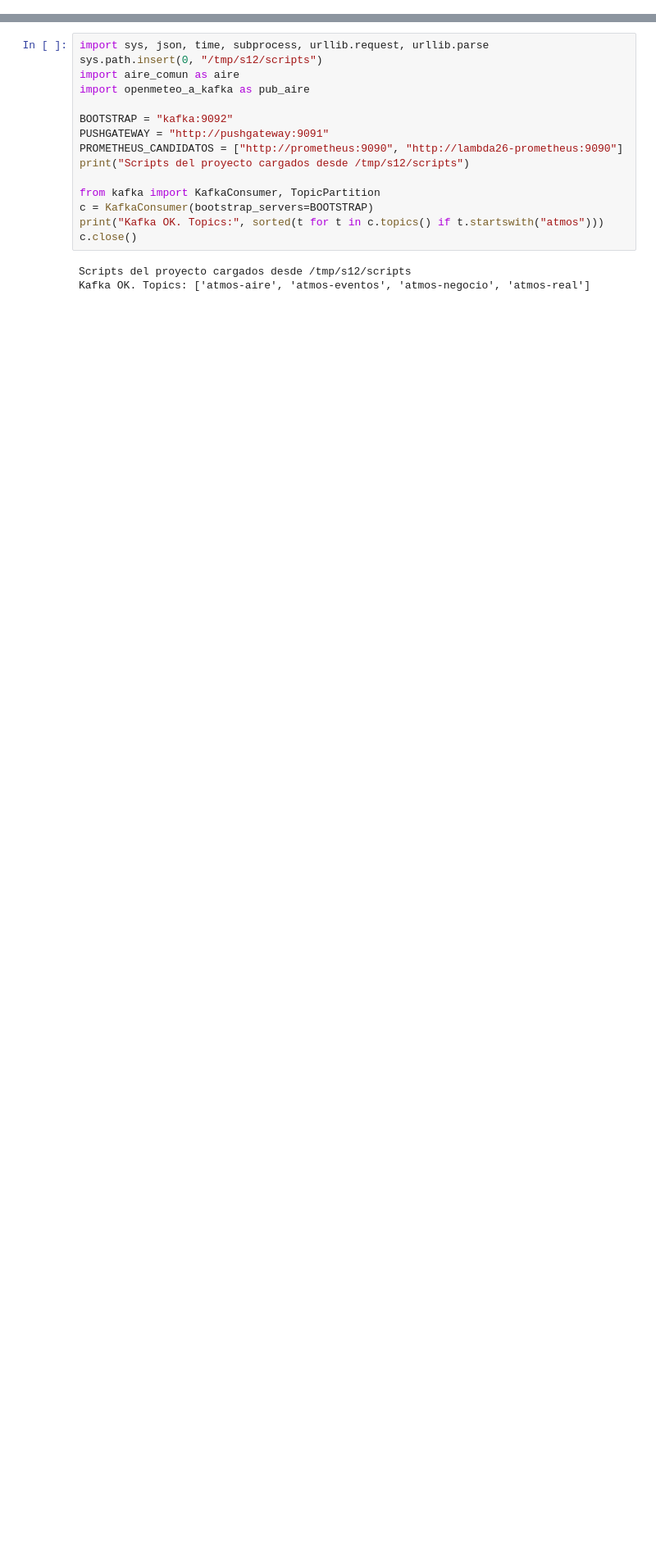
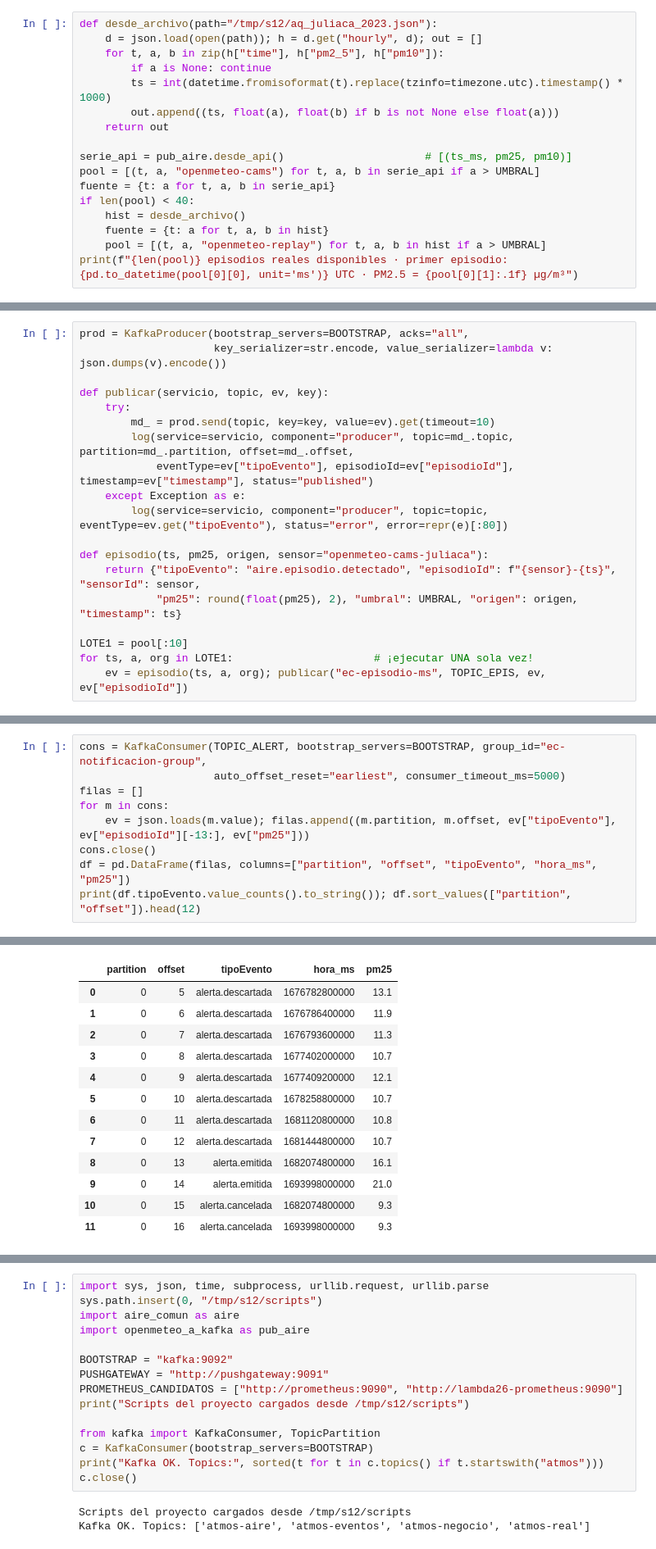
Before and after one commit to Lanzeloth03/lambda26-bigdata, a Jupyter notebook: 12_ecodata_u2.ipynb, the cells around one changed output, grey strips where cells are left out. Shown at 82% size. Cells and saved outputs as stored; diff of their text form; blank space fills up the shorter version.

```diff
--- a/12_ecodata_u2.ipynb
+++ b/12_ecodata_u2.ipynb
@@ -22,0 +120,17 @@ Flujo completo, ejecutable desde Jupyter:
+# %%
+def desde_archivo(path="/tmp/s12/aq_juliaca_2023.json"):
+    d = json.load(open(path)); h = d.get("hourly", d); out = []
+    for t, a, b in zip(h["time"], h["pm2_5"], h["pm10"]):
+        if a is None: continue
+        ts = int(datetime.fromisoformat(t).replace(tzinfo=timezone.utc).timestamp() * 1000)
+        out.append((ts, float(a), float(b) if b is not None else float(a)))
+    return out
+
+serie_api = pub_aire.desde_api()                      # [(ts_ms, pm25, pm10)]
+pool = [(t, a, "openmeteo-cams") for t, a, b in serie_api if a > UMBRAL]
+fuente = {t: a for t, a, b in serie_api}
+if len(pool) < 40:
+    hist = desde_archivo()
+    fuente = {t: a for t, a, b in hist}
+    pool = [(t, a, "openmeteo-replay") for t, a, b in hist if a > UMBRAL]
+print(f"{len(pool)} episodios reales disponibles · primer episodio: {pd.to_datetime(pool[0][0], unit='ms')} UTC · PM2.5 = {pool[0][1]:.1f} µg/m³")
@@ -22,0 +142,19 @@ Flujo completo, ejecutable desde Jupyter:
+# %%
+prod = KafkaProducer(bootstrap_servers=BOOTSTRAP, acks="all",
+                     key_serializer=str.encode, value_serializer=lambda v: json.dumps(v).encode())
+
+def publicar(servicio, topic, ev, key):
+    try:
+        md_ = prod.send(topic, key=key, value=ev).get(timeout=10)
+        log(service=servicio, component="producer", topic=md_.topic, partition=md_.partition, offset=md_.offset,
+            eventType=ev["tipoEvento"], episodioId=ev["episodioId"], timestamp=ev["timestamp"], status="published")
+    except Exception as e:
+        log(service=servicio, component="producer", topic=topic, eventType=ev.get("tipoEvento"), status="error", error=repr(e)[:80])
+
+def episodio(ts, pm25, origen, sensor="openmeteo-cams-juliaca"):
+    return {"tipoEvento": "aire.episodio.detectado", "episodioId": f"{sensor}-{ts}", "sensorId": sensor,
+            "pm25": round(float(pm25), 2), "umbral": UMBRAL, "origen": origen, "timestamp": ts}
+
+LOTE1 = pool[:10]
+for ts, a, org in LOTE1:                      # ¡ejecutar UNA sola vez!
+    ev = episodio(ts, a, org); publicar("ec-episodio-ms", TOPIC_EPIS, ev, ev["episodioId"])
@@ -22,0 +259,10 @@ Flujo completo, ejecutable desde Jupyter:
+# %%
+cons = KafkaConsumer(TOPIC_ALERT, bootstrap_servers=BOOTSTRAP, group_id="ec-notificacion-group",
+                     auto_offset_reset="earliest", consumer_timeout_ms=5000)
+filas = []
+for m in cons:
+    ev = json.loads(m.value); filas.append((m.partition, m.offset, ev["tipoEvento"], ev["episodioId"][-13:], ev["pm25"]))
+cons.close()
+df = pd.DataFrame(filas, columns=["partition", "offset", "tipoEvento", "hora_ms", "pm25"])
+print(df.tipoEvento.value_counts().to_string()); df.sort_values(["partition", "offset"]).head(12)
+# %% [output]
@@ -22,0 +273,13 @@ Flujo completo, ejecutable desde Jupyter:
+|  | partition | offset | tipoEvento | hora_ms | pm25 |
+| 0 | 0 | 5 | alerta.descartada | 1676782800000 | 13.1 |
+| 1 | 0 | 6 | alerta.descartada | 1676786400000 | 11.9 |
+| 2 | 0 | 7 | alerta.descartada | 1676793600000 | 11.3 |
+| 3 | 0 | 8 | alerta.descartada | 1677402000000 | 10.7 |
+| 4 | 0 | 9 | alerta.descartada | 1677409200000 | 12.1 |
+| 5 | 0 | 10 | alerta.descartada | 1678258800000 | 10.7 |
+| 6 | 0 | 11 | alerta.descartada | 1681120800000 | 10.8 |
+| 7 | 0 | 12 | alerta.descartada | 1681444800000 | 10.7 |
+| 8 | 0 | 13 | alerta.emitida | 1682074800000 | 16.1 |
+| 9 | 0 | 14 | alerta.emitida | 1693998000000 | 21.0 |
+| 10 | 0 | 15 | alerta.cancelada | 1682074800000 | 9.3 |
+| 11 | 0 | 16 | alerta.cancelada | 1693998000000 | 9.3 |
```
Also changed, not shown: parts of 177 cells of this notebook, 2 other files.
